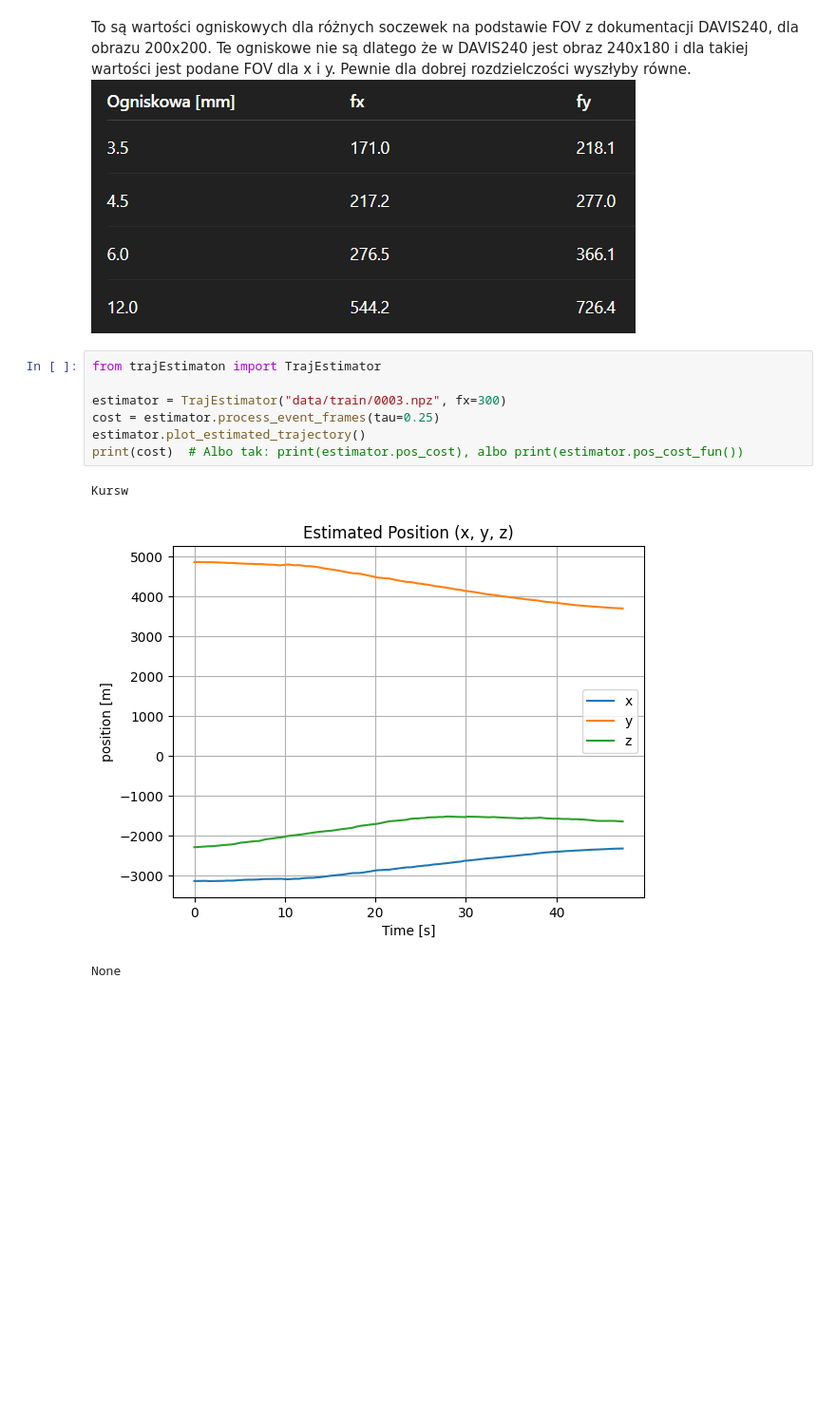
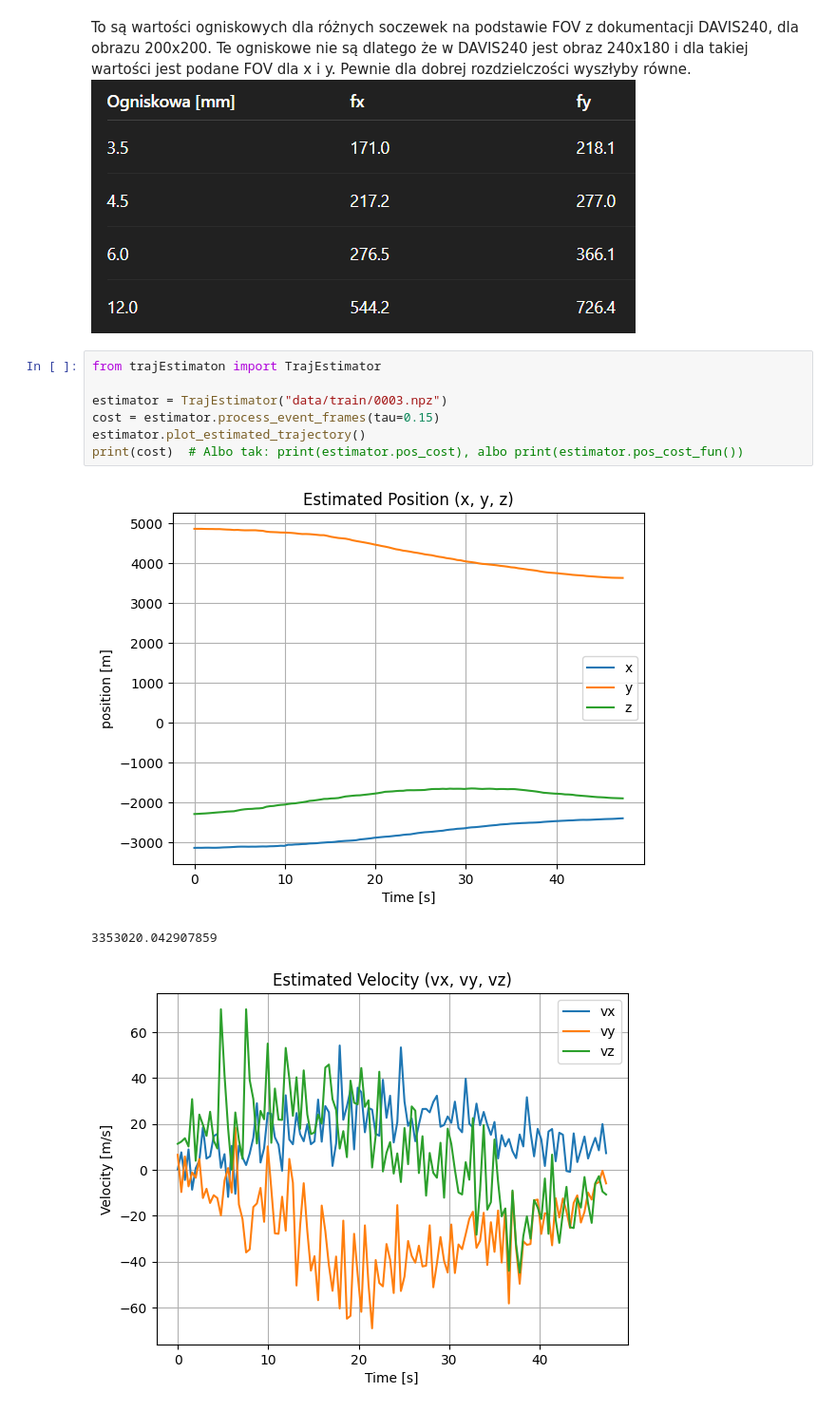
Before and after one commit to jrosa02/ZAW-Projekt, a Jupyter notebook: main.ipynb, the cells around one changed output. Shown at 95% size. Saved outputs shown, nothing was run; the diff lists cells and outputs as text; blank space fills up the shorter version.

Commit message:
cost_fixes

```diff
--- a/main.ipynb
+++ b/main.ipynb
@@ -77,11 +75,11 @@ To są wartości ogniskowych dla różnych soczewek na podstawie FOV z dokumenta
 # %%
 from trajEstimaton import TrajEstimator
 
-estimator = TrajEstimator("data/train/0003.npz", fx=300)
-cost = estimator.process_event_frames(tau=0.25)
+estimator = TrajEstimator("data/train/0003.npz")
+cost = estimator.process_event_frames(tau=0.15)
 estimator.plot_estimated_trajectory()
 print(cost)  # Albo tak: print(estimator.pos_cost), albo print(estimator.pos_cost_fun())
 # %% [output]
+[figure, new version]
-Kursw
+3353020.042907859
-[figure, old version]
-None
+[figure, added]
```
Also changed, not shown: parts of 1 cell of this notebook, 2 other files.
